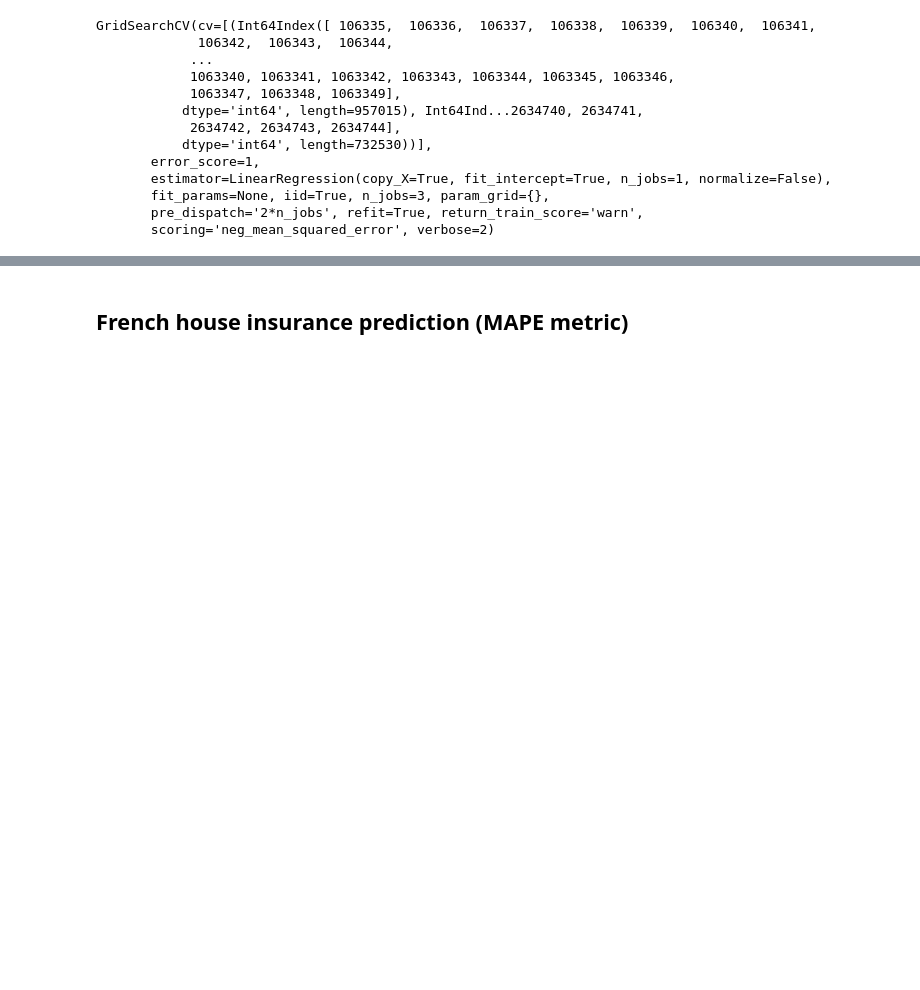
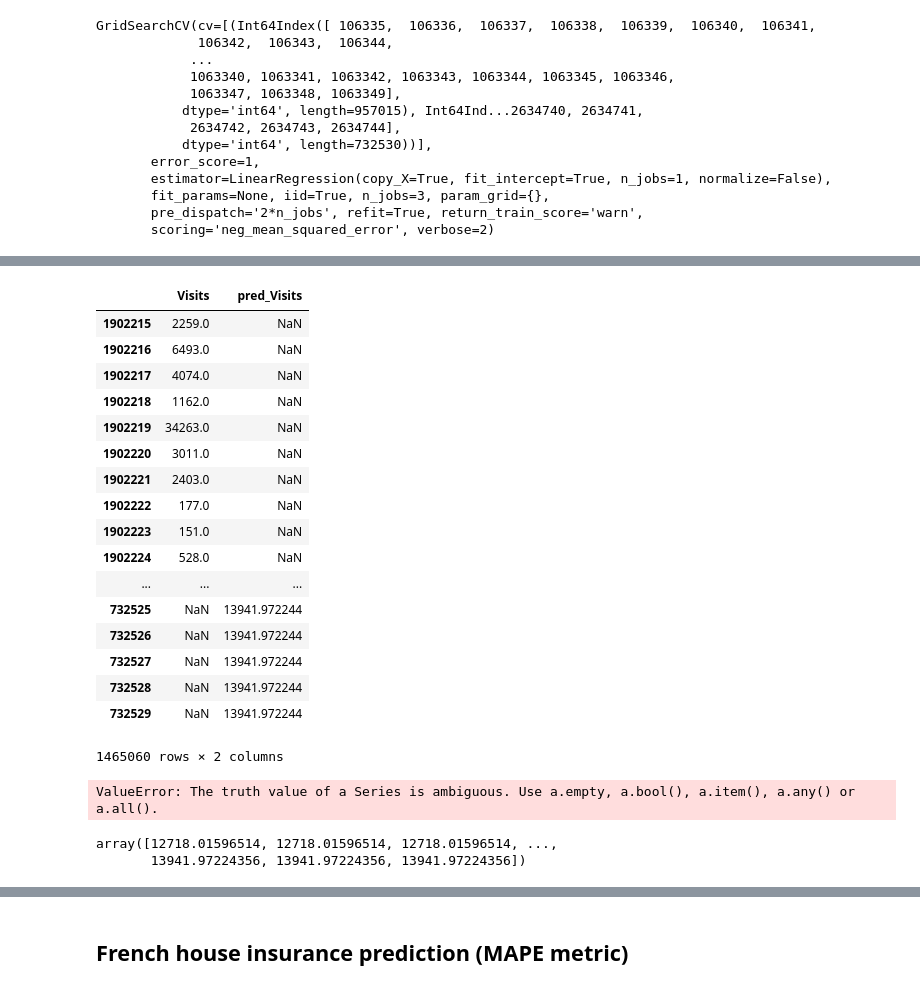
Before and after one commit to lyabakhP/ods_kpi, a Jupyter notebook: hw3_validation-Liabakh_Pavel.ipynb, the cells around one changed output, grey strips where cells are left out. Saved outputs shown, nothing was run; the diff lists cells and outputs as text; code cells hidden in the pictures; blank space fills up the shorter version.

```diff
--- a/hw3_validation-Liabakh_Pavel.ipynb
+++ b/hw3_validation-Liabakh_Pavel.ipynb
@@ -264,0 +295,2 @@ Visits.values
+# %%
+val_pred = pd.DataFrame(val_pred).rename(columns={0: "pred_Visits"})
@@ -264,0 +321,2 @@ Visits.values
+# %%
+val_real = train_validation.drop(['date','Page','Month','Day','DayOfWeek'], axis = 1)
@@ -264,0 +341,29 @@ Visits.values
+# %%
+frames = [val_real,val_pred]
+# %%
+df_val = pd.concat(frames)
+# %%
+df_val
+# %% [output]
+|  | Visits | pred_Visits |
+| 1902215 | 2259.0 | NaN |
+| 1902216 | 6493.0 | NaN |
+| 1902217 | 4074.0 | NaN |
+| 1902218 | 1162.0 | NaN |
+| 1902219 | 34263.0 | NaN |
+| 1902220 | 3011.0 | NaN |
+| 1902221 | 2403.0 | NaN |
+| 1902222 | 177.0 | NaN |
+| 1902223 | 151.0 | NaN |
+| 1902224 | 528.0 | NaN |
+| ... | ... | ... |
+| 732525 | NaN | 13941.972244 |
+| 732526 | NaN | 13941.972244 |
+| 732527 | NaN | 13941.972244 |
+| 732528 | NaN | 13941.972244 |
+| 732529 | NaN | 13941.972244 |
+1465060 rows × 2 columns
+# %%
+pandas_smape(val_real,val_pred)
+# %% [output]
+ValueError: The truth value of a Series is ambiguous. Use a.empty, a.bool(), a.item(), a.any() or a.all().
@@ -264,0 +372,5 @@ Visits.values
+# %%
+val_pred
+# %% [output]
+array([12718.01596514, 12718.01596514, 12718.01596514, ...,
+       13941.97224356, 13941.97224356, 13941.97224356])
```
Also changed, not shown: parts of 39 cells of this notebook.
